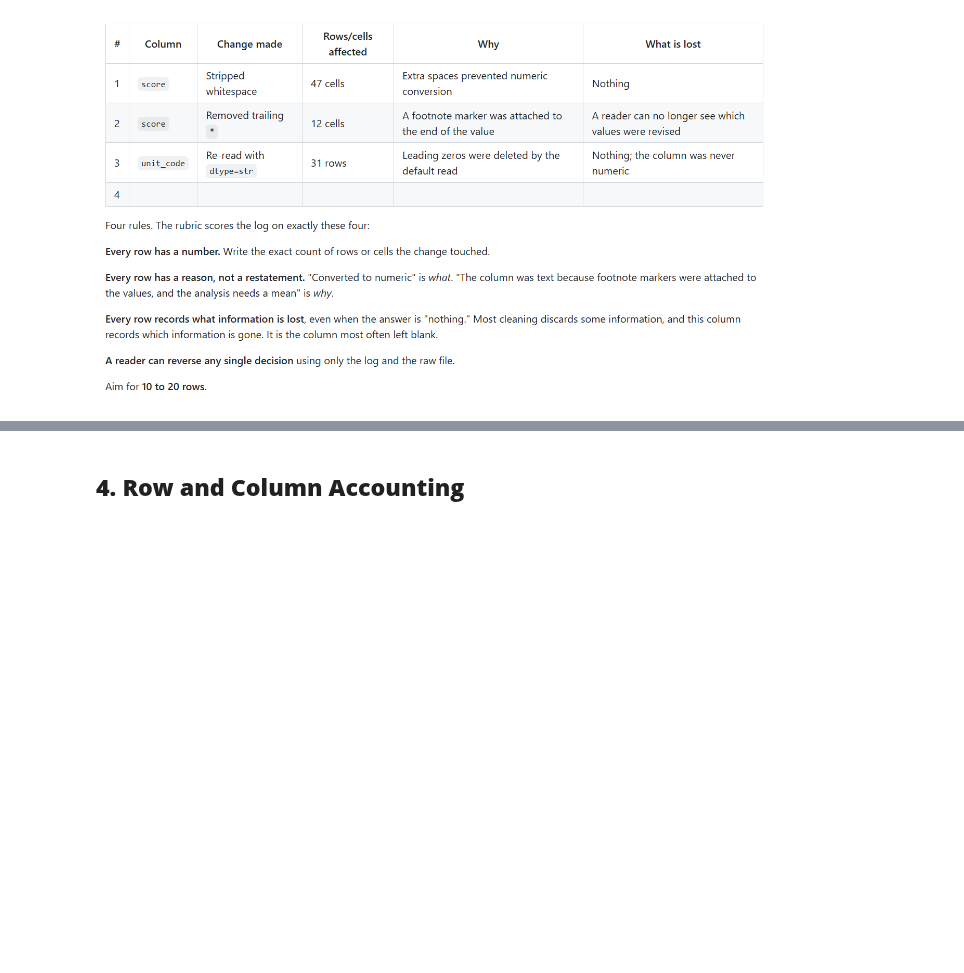
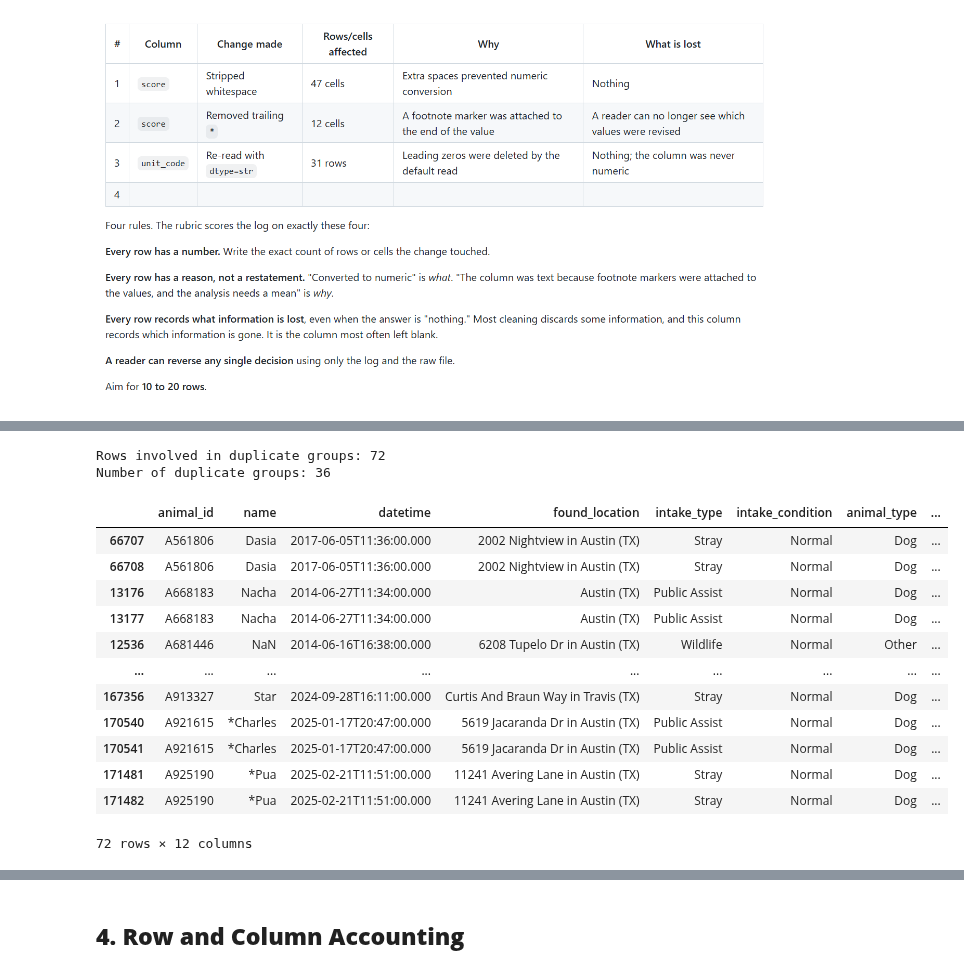
Before and after one commit to SoumyaPannala/dsa405-project, a Jupyter notebook: DSA405_002_FA26_P2_spannal.ipynb, the cells around one changed output, grey strips where cells are left out. Cells and saved outputs as stored; diff of their text form; code cells hidden in the pictures; blank space fills up the shorter version.

```diff
--- a/DSA405_002_FA26_P2_spannal.ipynb
+++ b/DSA405_002_FA26_P2_spannal.ipynb
@@ -29,0 +653,27 @@ Flag any variable whose observed values contradict its documentation. If the cod
+# %%
+def age_to_years(value):
+    if pd.isna(value):
+        return np.nan
+
+    number, unit = value.split()
+    number = float(number)
+
+    if unit.startswith("day"):
+        return number / 365.25
+    elif unit.startswith("week"):
+        return number * 7 / 365.25
+    elif unit.startswith("month"):
+        return number / 12
+    elif unit.startswith("year"):
+        return number
+    else:
+        return np.nan
+
+
+intakes_clean["age_years"] = intakes_clean["age_upon_intake"].apply(age_to_years)
+
+print(intakes_clean[["age_upon_intake", "age_years"]].head(20).to_string(index=False))
+
+print("\nMissing age_years:", intakes_clean["age_years"].isna().sum())
+print("Columns:", len(intakes_clean.columns))
+print("Shape:", intakes_clean.shape)
@@ -29,0 +754,32 @@ Flag any variable whose observed values contradict its documentation. If the cod
+# %%
+# Find rows that become duplicates after the current cleaning steps
+duplicate_rows = intakes_clean[
+    intakes_clean.duplicated(keep=False)
+].sort_values(
+    ["animal_id", "datetime", "age_upon_intake"]
+)
+
+print("Rows involved in duplicate groups:", len(duplicate_rows))
+print("Number of duplicate groups:",
+      duplicate_rows.groupby(
+          ["animal_id", "datetime", "age_upon_intake"],
+          dropna=False
+      ).ngroups)
+
+duplicate_rows
+# %% [output]
+Rows involved in duplicate groups: 72
+Number of duplicate groups: 36
+|  | animal_id | name | datetime | found_location | intake_type | intake_condition | animal_type | ... |
+| 66707 | A561806 | Dasia | 2017-06-05T11:36:00.000 | 2002 Nightview in Austin (TX) | Stray | Normal | Dog | ... |
+| 66708 | A561806 | Dasia | 2017-06-05T11:36:00.000 | 2002 Nightview in Austin (TX) | Stray | Normal | Dog | ... |
+| 13176 | A668183 | Nacha | 2014-06-27T11:34:00.000 | Austin (TX) | Public Assist | Normal | Dog | ... |
+| 13177 | A668183 | Nacha | 2014-06-27T11:34:00.000 | Austin (TX) | Public Assist | Normal | Dog | ... |
+| 12536 | A681446 | NaN | 2014-06-16T16:38:00.000 | 6208 Tupelo Dr in Austin (TX) | Wildlife | Normal | Other | ... |
+| ... | ... | ... | ... | ... | ... | ... | ... | ... |
+| 167356 | A913327 | Star | 2024-09-28T16:11:00.000 | Curtis And Braun Way in Travis (TX) | Stray | Normal | Dog | ... |
+| 170540 | A921615 | *Charles | 2025-01-17T20:47:00.000 | 5619 Jacaranda Dr in Austin (TX) | Public Assist | Normal | Dog | ... |
+| 170541 | A921615 | *Charles | 2025-01-17T20:47:00.000 | 5619 Jacaranda Dr in Austin (TX) | Public Assist | Normal | Dog | ... |
+| 171481 | A925190 | *Pua | 2025-02-21T11:51:00.000 | 11241 Avering Lane in Austin (TX) | Stray | Normal | Dog | ... |
+| 171482 | A925190 | *Pua | 2025-02-21T11:51:00.000 | 11241 Avering Lane in Austin (TX) | Stray | Normal | Dog | ... |
+72 rows × 12 columns
```
Also changed, not shown: parts of 68 cells of this notebook.
